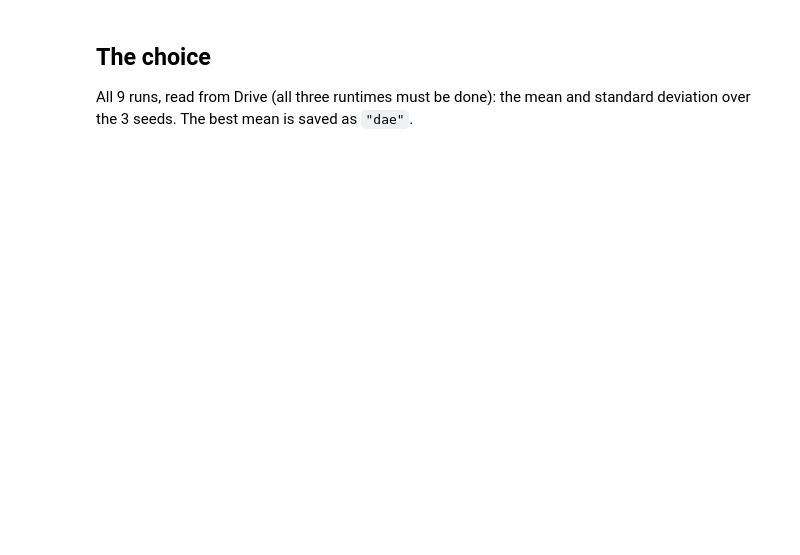
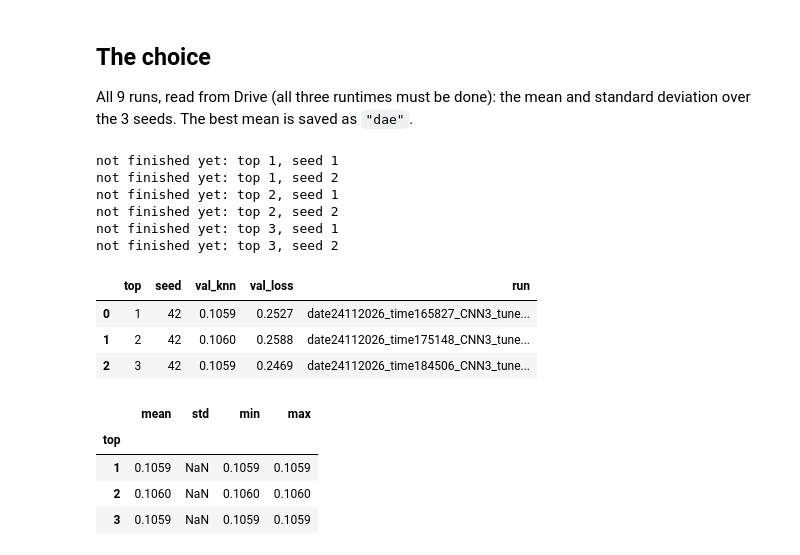
Before and after one commit to NadavFireman/Representation-Learning-Midterm-DAE-SimCLR, a Jupyter notebook: colab_dae_top3.ipynb, the cells around one changed output. Cells and saved outputs as stored; diff of their text form; code cells hidden in the pictures; blank space fills up the shorter version.

Commit message:
colab_dae_top3.ipynb: the choice cell shows the finished runs and saves only when all 9 are done

```diff
--- a/colab_dae_top3.ipynb
+++ b/colab_dae_top3.ipynb
@@ -153,16 +208,35 @@ All 9 runs, read from Drive (all three runtimes must be done): the mean and stan
 # %%
 rows = []
 for i, seed in tasks:
     r = read(f"{RUN100} {flags_of({**top3[i], **({} if seed == 42 else {'seed': seed})})}")
-    assert r is not None, f"not finished yet: top {i + 1}, seed {seed}"
+    if r is None:  # not finished yet: left out of the table
+        print(f"not finished yet: top {i + 1}, seed {seed}")
+        continue
     rows.append({"top": i + 1, "seed": seed, "val_knn": r["val_knn_top1"], "val_loss": r["val_loss"], "run": r["run"]})
 runs100 = pd.DataFrame(rows)
 display(runs100.round(4))
 summary = runs100.groupby("top")["val_knn"].agg(["mean", "std", "min", "max"]).round(4)
 display(summary)
-best = int(summary["mean"].idxmax())
-choices.setdefault("dae_h_final", choices["dae"])  # the choice of colab_dae_h.ipynb, kept
-choices["dae"] = {**top3[best - 1], "num_epochs": 100}
-with open(CHOICE_FILE, "w") as f:
-    json.dump(choices, f, indent=1)
-print(f"top {best}:", choices["dae"])
+if len(rows) == len(tasks):  # the choice only when all 9 runs are done
+    best = int(summary["mean"].idxmax())
+    choices.setdefault("dae_h_final", choices["dae"])  # the choice of colab_dae_h.ipynb, kept
+    choices["dae"] = {**top3[best - 1], "num_epochs": 100}
+    with open(CHOICE_FILE, "w") as f:
+        json.dump(choices, f, indent=1)
+    print(f"top {best}:", choices["dae"])
+# %% [output]
+not finished yet: top 1, seed 1
+not finished yet: top 1, seed 2
+not finished yet: top 2, seed 1
+not finished yet: top 2, seed 2
+not finished yet: top 3, seed 1
+not finished yet: top 3, seed 2
+|  | top | seed | val_knn | val_loss | run |
+| 0 | 1 | 42 | 0.1059 | 0.2527 | date24112026_time165827_CNN3_tune... |
+| 1 | 2 | 42 | 0.1060 | 0.2588 | date24112026_time175148_CNN3_tune... |
+| 2 | 3 | 42 | 0.1059 | 0.2469 | date24112026_time184506_CNN3_tune... |
+|  | mean | std | min | max |
+| top |  |  |  |  |
+| 1 | 0.1059 | NaN | 0.1059 | 0.1059 |
+| 2 | 0.1060 | NaN | 0.1060 | 0.1060 |
+| 3 | 0.1059 | NaN | 0.1059 | 0.1059 |
```
Also changed, not shown: parts of 8 cells of this notebook.
